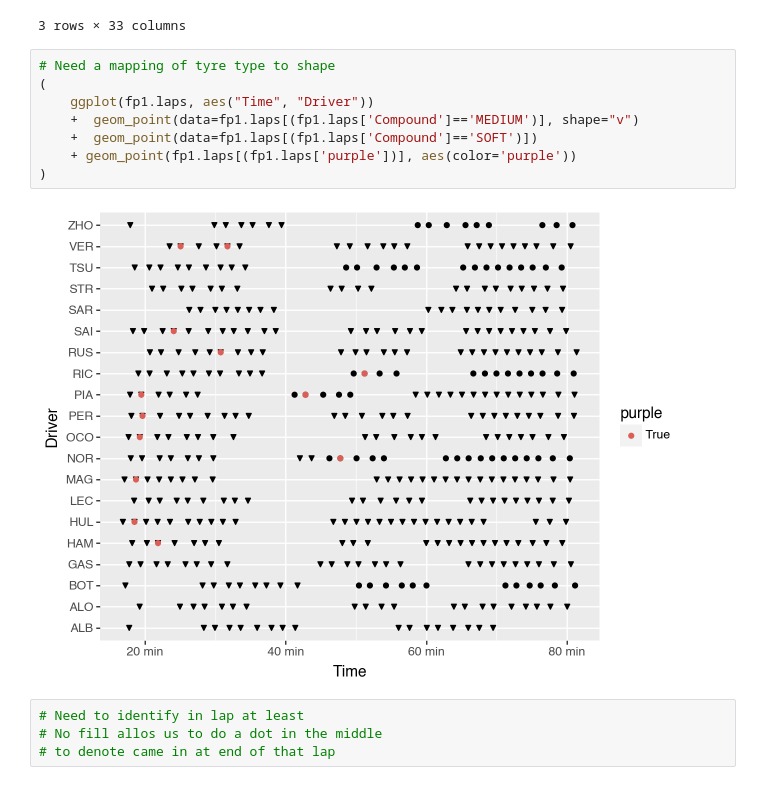
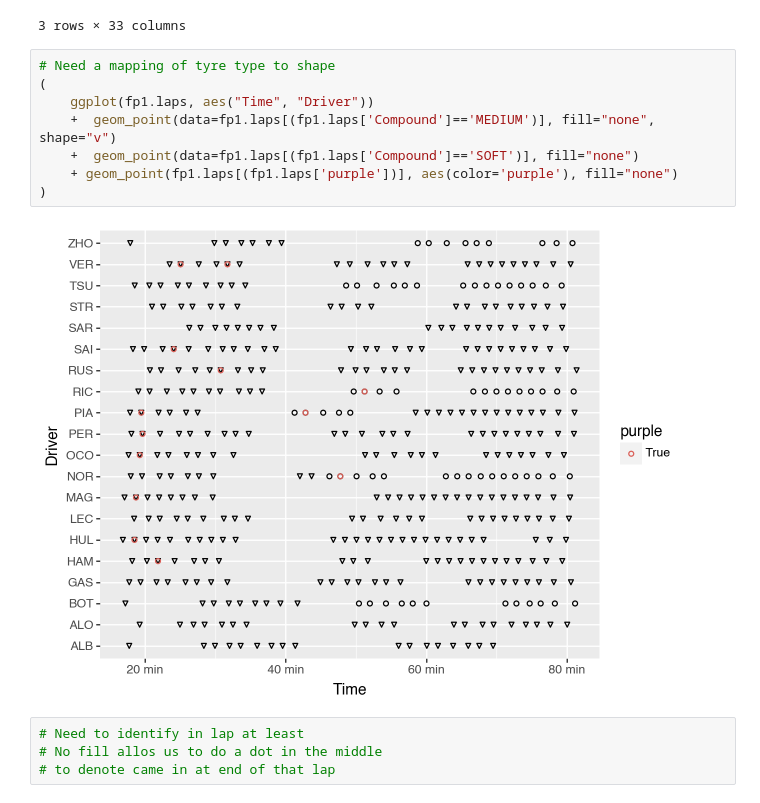
Before and after one commit to f1datajunkie/wranglingf1datawithpython, a Jupyter notebook: book/session_utilisation.ipynb, the cells around one changed output. Cells and saved outputs as stored; diff of their text form.

```diff
--- a/book/session_utilisation.ipynb
+++ b/book/session_utilisation.ipynb
@@ -133,13 +140,13 @@ fp1.laps.head(3)
 # %%
 # Need a mapping of tyre type to shape
 (
     ggplot(fp1.laps, aes("Time", "Driver"))
-    +  geom_point(data=fp1.laps[(fp1.laps['Compound']=='MEDIUM')], shape="v")
-    +  geom_point(data=fp1.laps[(fp1.laps['Compound']=='SOFT')])
-    + geom_point(fp1.laps[(fp1.laps['purple'])], aes(color='purple'))
+    +  geom_point(data=fp1.laps[(fp1.laps['Compound']=='MEDIUM')], fill="none", shape="v")
+    +  geom_point(data=fp1.laps[(fp1.laps['Compound']=='SOFT')], fill="none")
+    + geom_point(fp1.laps[(fp1.laps['purple'])], aes(color='purple'), fill="none")
 )
 # %% [output]
-[figure, old version]
+[figure, new version]
 # %%
 # Need to identify in lap at least
 # No fill allos us to do a dot in the middle
```
Also changed, not shown: parts of 2 cells of this notebook.
